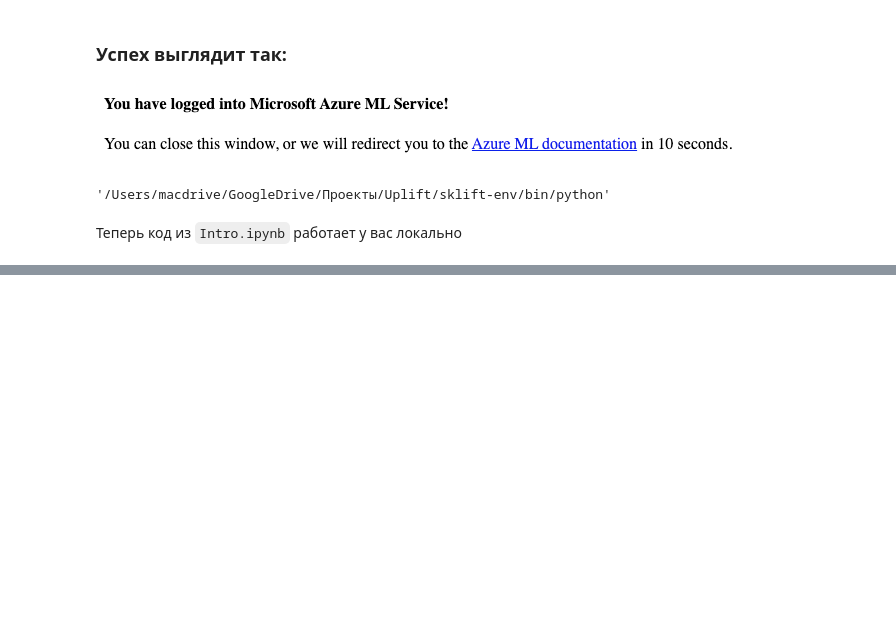
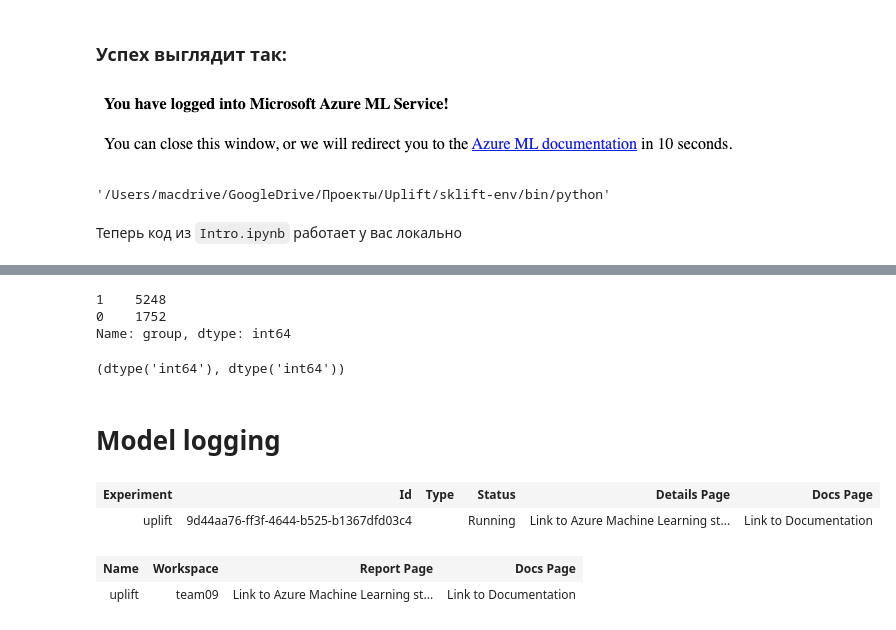
Before and after one commit to kurochkinSergei/bigtarget_barcode, a Jupyter notebook: notebooks/azure_ml_with_your_code.ipynb, the cells around one changed output, grey strips where cells are left out. Saved outputs shown, nothing was run; the diff lists cells and outputs as text; code cells hidden in the pictures; blank space fills up the shorter version.

Commit message:
:heavy_plus_sign: update with logging

```diff
--- a/notebooks/azure_ml_with_your_code.ipynb
+++ b/notebooks/azure_ml_with_your_code.ipynb
@@ -50,0 +103,12 @@ You should consider upgrading via the '/Users/macdrive/GoogleDrive/Проект
+# %%
+treat_train.value_counts()
+# %% [output]
+1    5248
+0    1752
+Name: group, dtype: int64
+# %%
+y_train.dtype, treat_train.dtype
+# %% [output]
+(dtype('int64'), dtype('int64'))
+# %% [markdown]
+# Model logging
@@ -50,0 +119,36 @@ You should consider upgrading via the '/Users/macdrive/GoogleDrive/Проект
+# %%
+# Get an experiment object from Azure Machine Learning
+experiment = Experiment(workspace=ws, name="uplift")
+
+# Create a run object in the experiment
+run =  experiment.start_logging()
+
+run.log('model', 'twomodel')
+run.log('method', 'ddr_control')
+
+twomodel = TwoModels(
+    estimator_trmnt=CatBoostClassifier(iterations=100, thread_count=2, random_state=42, silent=True),
+    estimator_ctrl=CatBoostClassifier(iterations=100, thread_count=2, random_state=42, silent=True),
+    method='ddr_control')
+
+twomodel.fit(X_train, y_train, treat_train)
+
+uplift_twomodel = twomodel.predict(X_val)
+
+run.log(
+    'uplift@k',
+    uplift_at_k(y_val, uplift_twomodel, treat_val, strategy='overall', k=0.25)
+)
+
+# Complete the run
+run.complete()
+# %%
+run
+# %% [output]
+| Experiment | Id | Type | Status | Details Page | Docs Page |
+| uplift | 9d44aa76-ff3f-4644-b525-b1367dfd03c4 |  | Running | Link to Azure Machine Learning st... | Link to Documentation |
+# %%
+experiment
+# %% [output]
+| Name | Workspace | Report Page | Docs Page |
+| uplift | team09 | Link to Azure Machine Learning st... | Link to Documentation |
```
Also changed, not shown: parts of 8 cells of this notebook.
